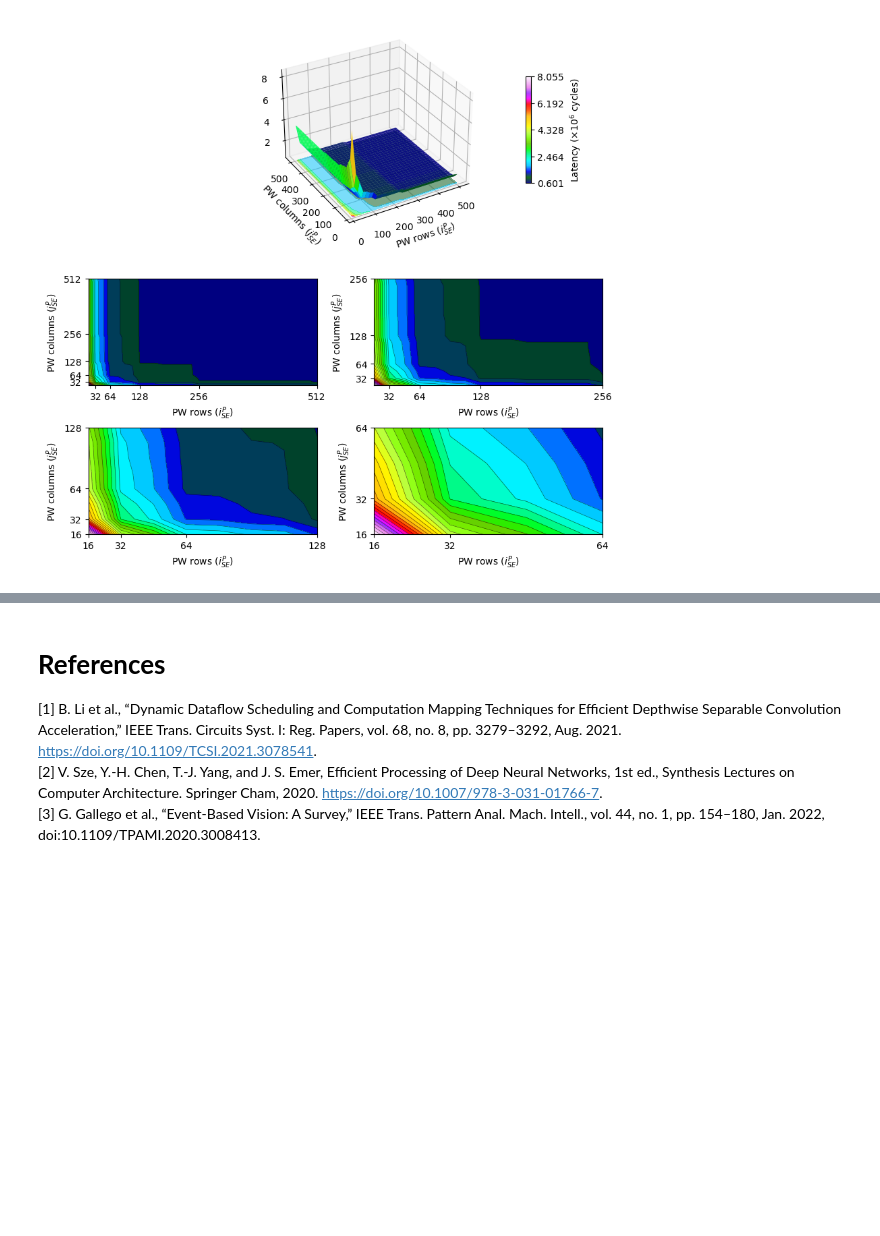
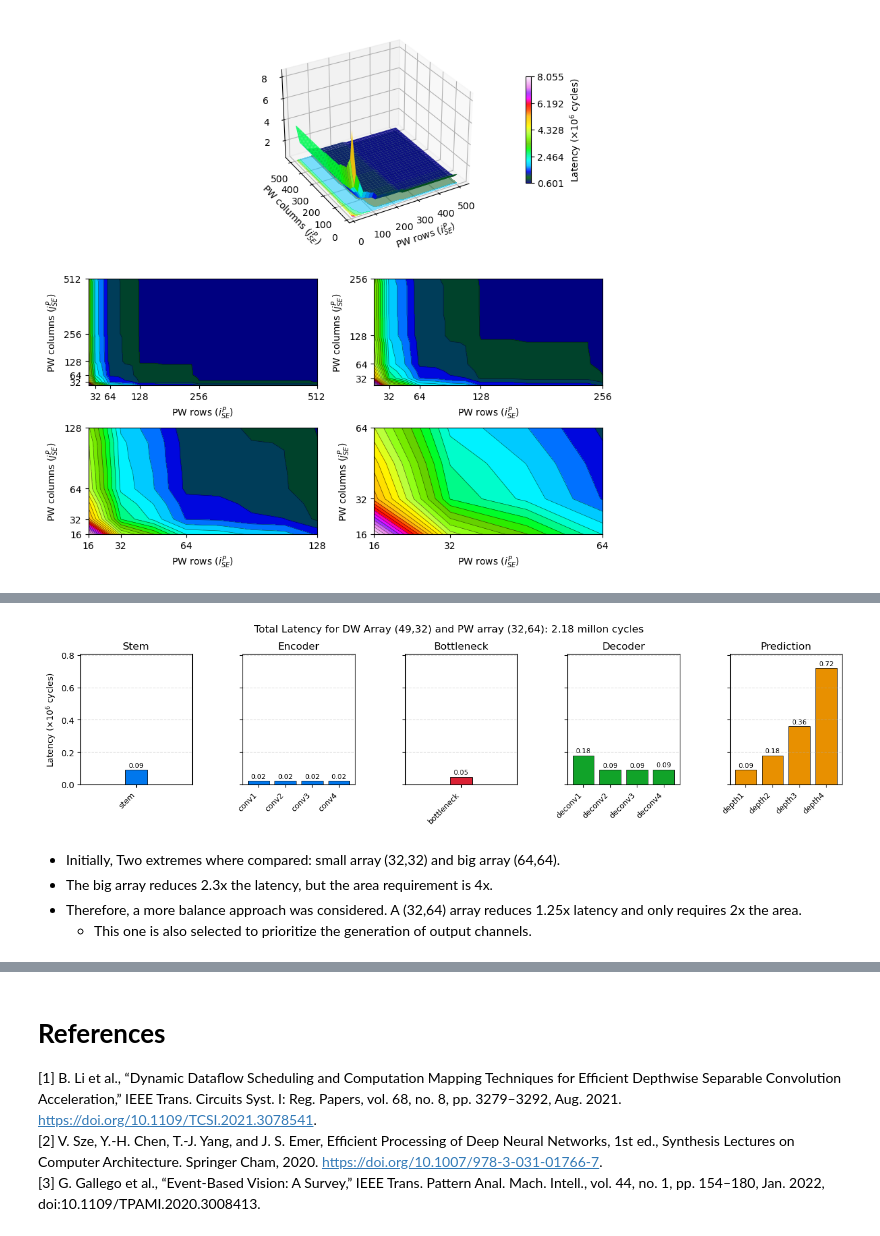
Before and after one commit to asbc19/Space-SNN_Project, a Jupyter notebook: dse.ipynb, the cells around one changed output, grey strips where cells are left out. Drawn from its saved outputs; the diff is of its cells as text; code cells hidden in the pictures; blank space fills up the shorter version.

```diff
--- a/dse.ipynb
+++ b/dse.ipynb
@@ -1515,0 +1744,21 @@ latency_grid_m, i_vals, j_vals = plot_total_se_latency_surface(
+# %%
+# (row, column) --> (i,j)
+# SE
+se_array_dw = (49, 32)
+se_array_pw = (32, 64)
+
+# Analyze latency
+latency_results = analyze_se_latency(
+    network_layers=network_layers,
+    compute_array=se_array_pw,
+    latency_grid_m=latency_grid_m,
+    i_vals=i_vals,
+    j_vals=j_vals
+)
+# %% [output]
+[figure, added]
+# %% [markdown]
+- Initially, Two extremes where compared: small array (32,32) and big array (64,64).
+- The big array reduces 2.3x the latency, but the area requirement is 4x.
+- Therefore, a more balance approach was considered. A (32,64) array reduces 1.25x latency and only requires 2x the area.
+    - This one is also selected to prioritize the generation of output channels.
```
Also changed, not shown: parts of 7 cells of this notebook.
